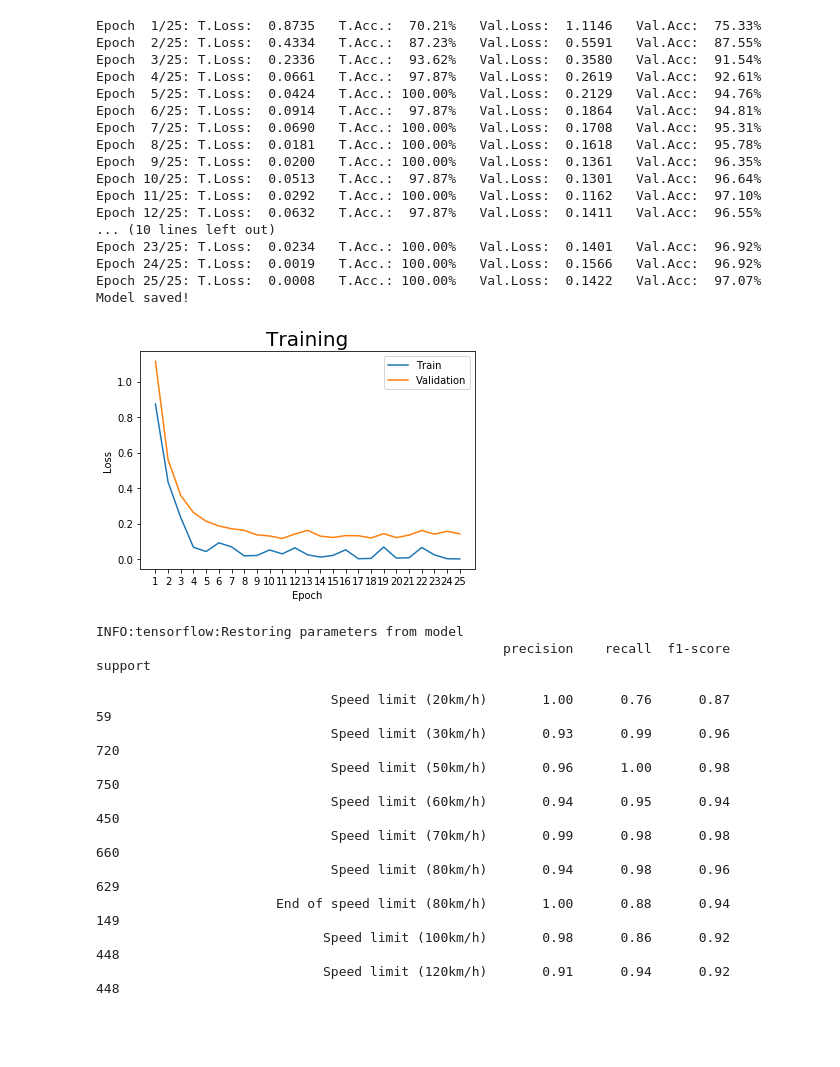
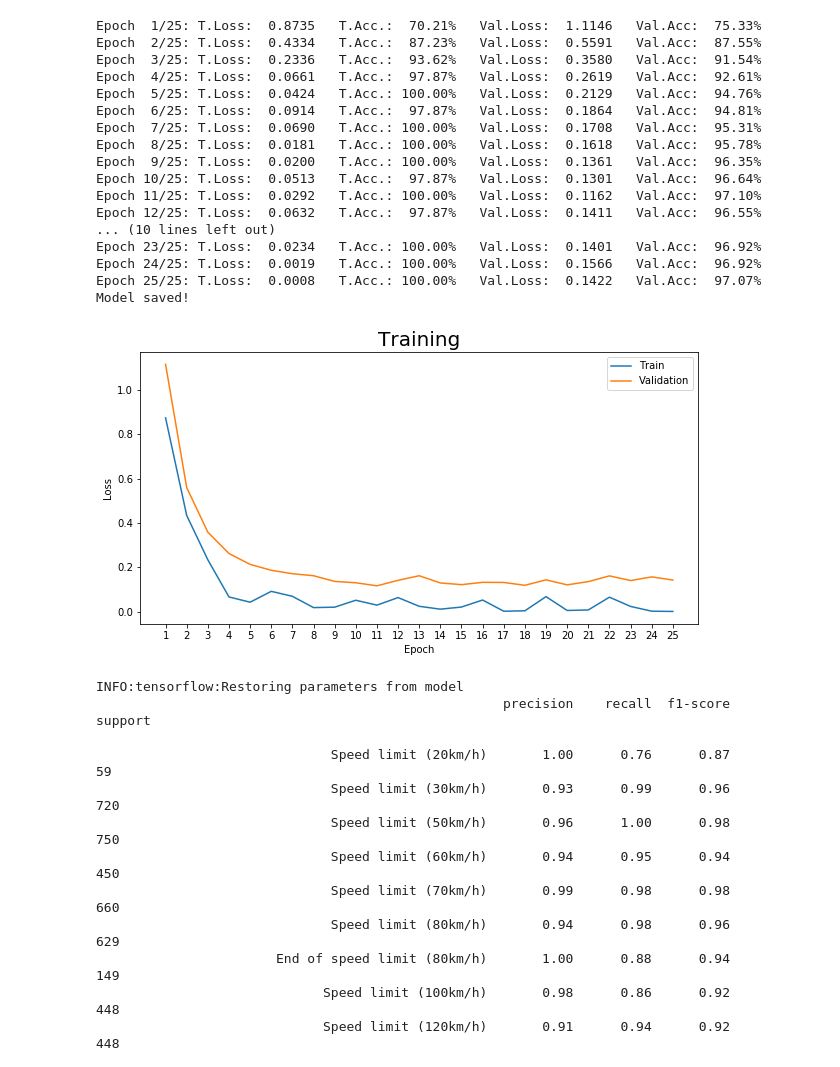
Before and after one commit to undo76/CarND-Traffic-Sign-Classifier-Project, a Jupyter notebook: Traffic_Sign_Classifier.ipynb, the cells around one changed output. Drawn from its saved outputs; the diff is of its cells as text; code cells hidden in the pictures; blank space fills up the shorter version.

```diff
--- a/Traffic_Sign_Classifier.ipynb
+++ b/Traffic_Sign_Classifier.ipynb
@@ -447,10 +447,12 @@ def plot_training(losses, labels, title='Training'):
     for loss, label in zip(losses, labels):
         plt.plot(loss, label=label)
     plt.legend()
-# %%
-plot_training(progress, ('Train', 'Validation'))
-# %% [output]
-[figure, removed]
+# %%
+plt.figure(figsize=(10,5))
+plot_training(progress, ('Train', 'Validation'))
+plt.savefig('./imgs/fig-4.jpg')
+# %% [output]
+[figure, added]
 # %%
 from sklearn.metrics import classification_report, confusion_matrix
 
```
Also changed, not shown: parts of 11 cells of this notebook, 7 other files.
